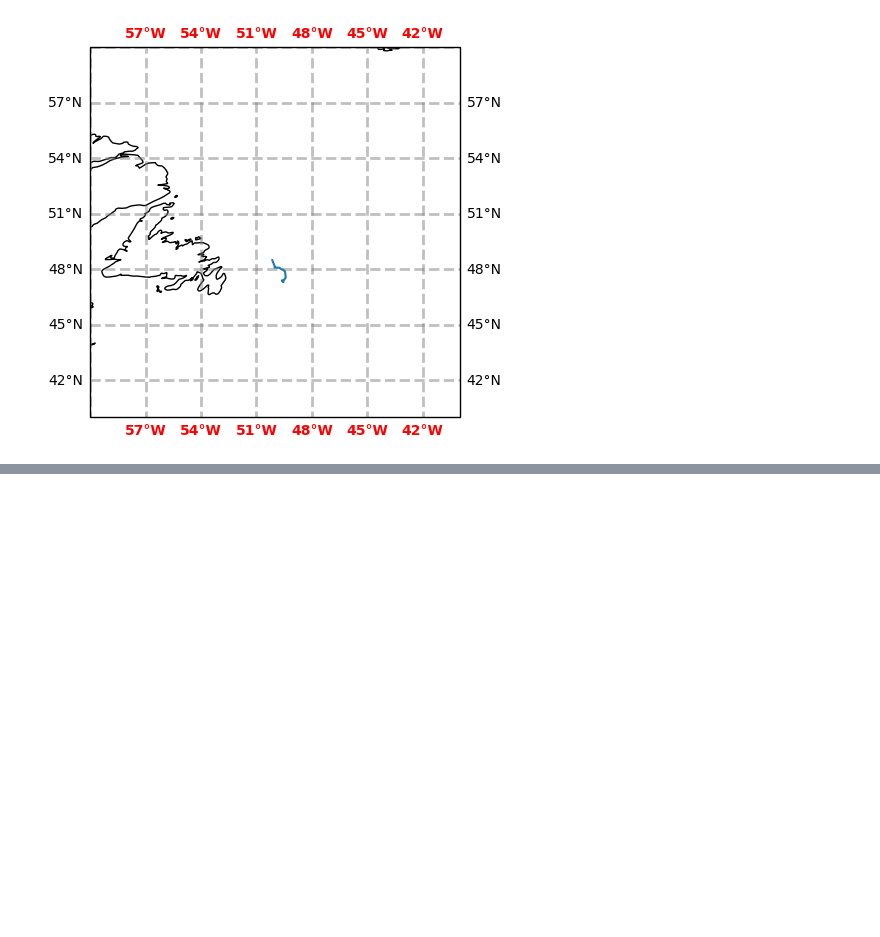
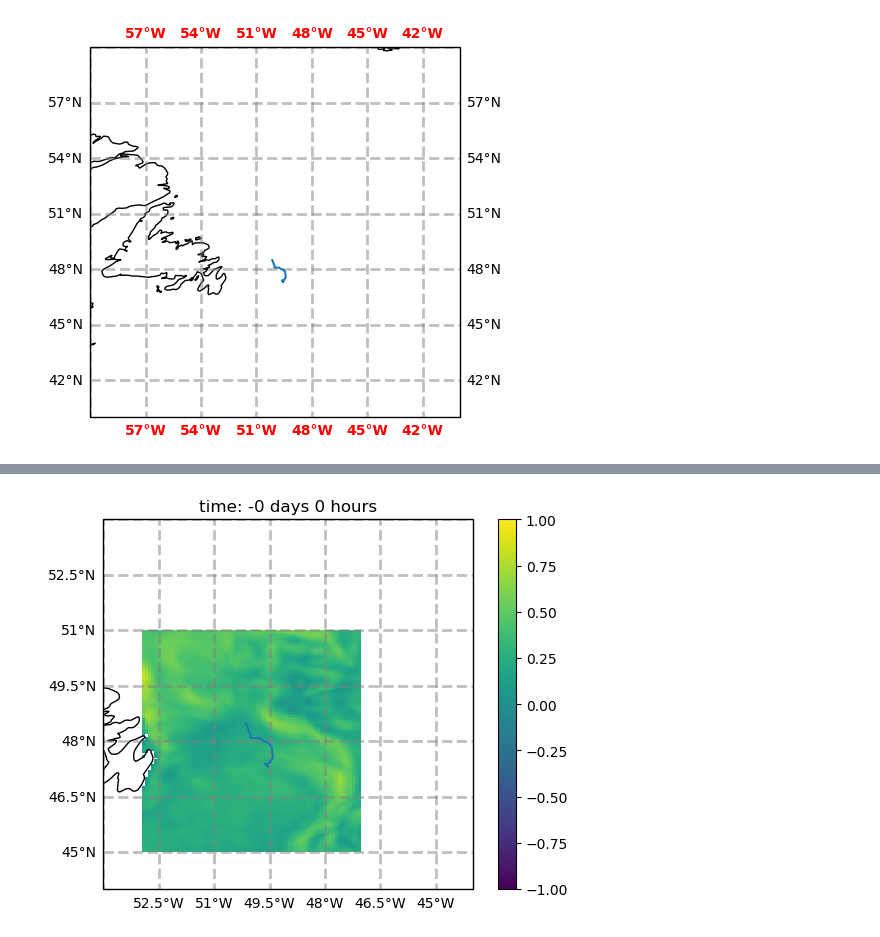
Before and after one commit to evankielley/IceDEF, a Jupyter notebook: notebooks/model_notebook.ipynb, the cells around one changed output, grey strips where cells are left out. Cells and saved outputs as stored; diff of their text form; code cells hidden in the pictures; blank space fills up the shorter version.

Commit message:
added matplotlib animation to visualize ocean current

```diff
--- a/notebooks/model_notebook.ipynb
+++ b/notebooks/model_notebook.ipynb
@@ -39,6 +96,6 @@ glb_ds = xr.open_dataset(glb_url, decode_times=False)
 # June 1, 00:00 = 135120., July 1, 00:00 = 135840.
 glb_ds = glb_ds.sel(depth=0.0, lat = slice(45., 51.), lon = slice(-53., -47.), time=slice(135120., 135840.))
 # %%
-water_u = glb_ds.water_u
-water_v = glb_ds.water_v
-water_temp = glb_ds.water_temp
+water_u_data = glb_ds.water_u
+water_v_data = glb_ds.water_v
+water_temp_data = glb_ds.water_temp
@@ -45,15 +117,15 @@ water_temp = glb_ds.water_temp
 # %%
-glb_times = np.asarray(water_u.time)
-glb_lats = np.asarray(water_u.lat)
-glb_lons = np.asarray(water_u.lon)
+glb_times = np.asarray(water_u_data.time)
+glb_lats = np.asarray(water_u_data.lat)
+glb_lons = np.asarray(water_u_data.lon)
 # %%
 glb_times = glb_times - 135120
 # %% [markdown]
 #### Warning -- the box below takes a few minutes to run
 # %%
-water_u = np.asarray(water_u)
-water_v = np.asarray(water_v)
-water_temp = np.asarray(water_temp)
+water_u = np.asarray(water_u_data)
+water_v = np.asarray(water_v_data)
+water_temp = np.asarray(water_temp_data)
 # %%
 water_u_interp = interp.RegularGridInterpolator((glb_times, glb_lats, glb_lons), water_u)
 water_v_interp = interp.RegularGridInterpolator((glb_times, glb_lats, glb_lons), water_v)
@@ -313,0 +390,2 @@ plt.show()
+# %%
+water_mag = np.sqrt(water_u**2 + water_v**2)
@@ -313,0 +412,37 @@ plt.show()
+# %%
+#fig, ax = plt.subplots()
+
+fig = plt.figure()
+ax = plt.axes(projection=ccrs.PlateCarree())
+ax.set_extent([-54, -44, 44, 54], ccrs.PlateCarree())
+#ax.stock_img()
+ax.coastlines('50m')
+gl = ax.gridlines(crs=ccrs.PlateCarree(), draw_labels=True,
+                  linewidth=2, color='gray', alpha=0.5, linestyle='--')
+gl.xlabels_top = False
+gl.ylabels_right = False
+#gl.xlines = False
+#gl.xlocator = mticker.FixedLocator([-180, -45, 0, 45, 180])
+gl.xformatter = LONGITUDE_FORMATTER
+gl.yformatter = LATITUDE_FORMATTER
+#gl.xlabel_style = {'size': 15, 'color': 'gray'}
+#gl.xlabel_style = {'color': 'red', 'weight': 'bold'}
+ax.plot(real_berg_track['LONGITUDE'], real_berg_track['LATITUDE'])
+
+line, = plt.plot(0,0.5,'o')
+im = plt.imshow(water_mag[0,:,:], extent=[glb_lons[0], glb_lons[-1], glb_lats[0], glb_lats[-1]],
+                origin = 'lower', vmin = -1, vmax = 1)
+plt.colorbar()
+title = plt.title('')
+def animate(i):
+    #line.set_ydata(i)
+    #return line
+    im.set_data(water_mag[i,:,:])
+    time = glb_times[i]
+    days = time//24
+    hours = time%24
+    title.set_text('time: {:.0f} days {:.0f} hours'.format(days, hours))
+    return im, title
+anim = FuncAnimation(fig, animate, frames=100)
+# %% [output]
+[figure, added]
```
Also changed, not shown: parts of 11 cells of this notebook.
